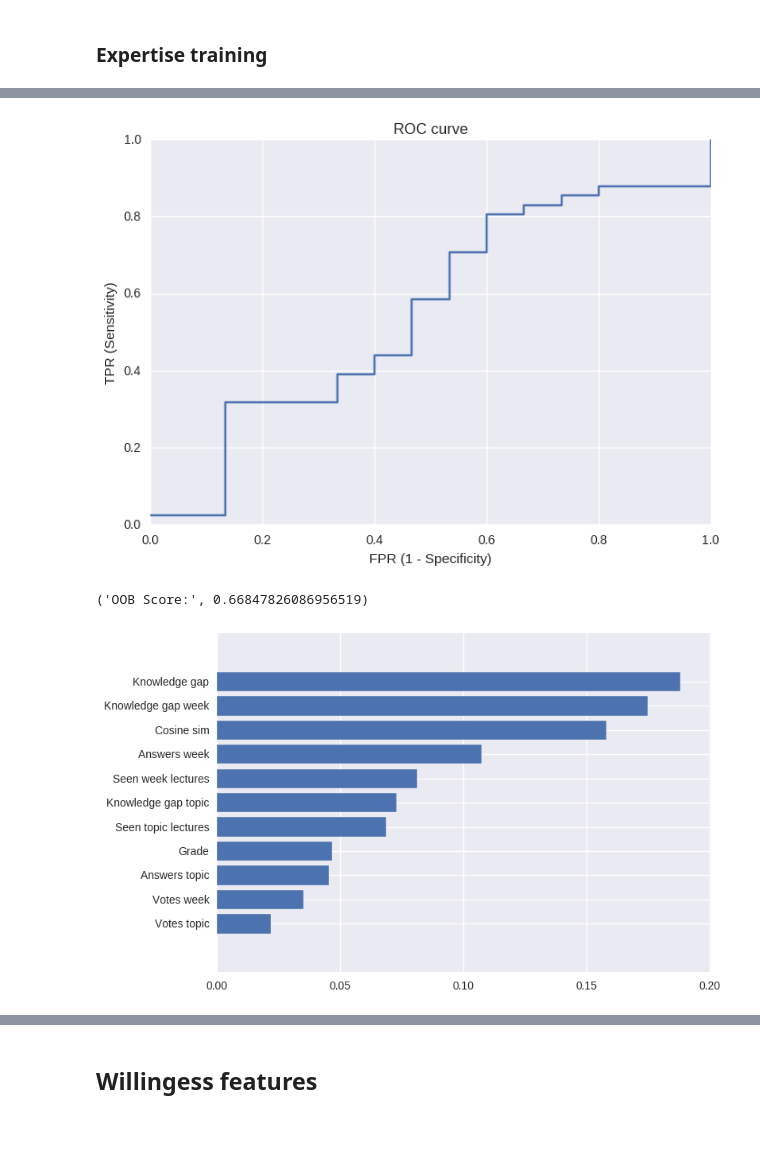
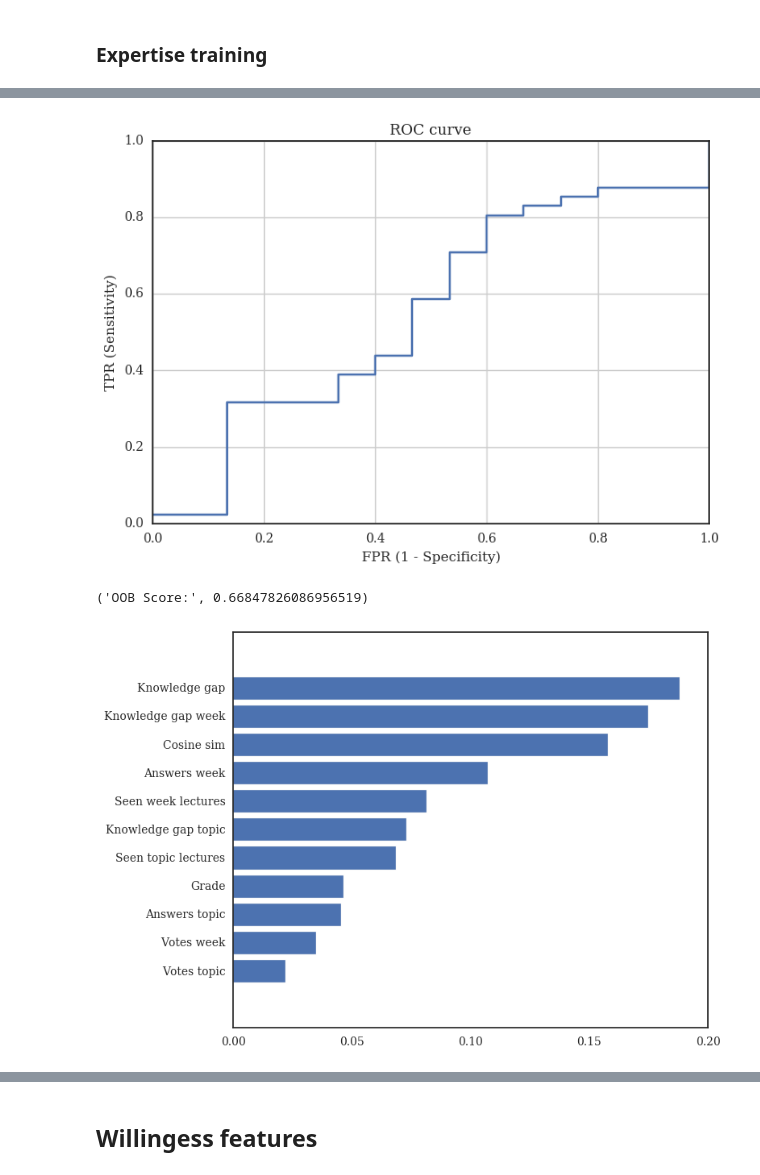
Before and after one commit to dmacjam/dp-analysis-evaluation, a Jupyter notebook: question-routing-evaluation.ipynb, the cells around one changed output, grey strips where cells are left out. Cells and saved outputs as stored; diff of their text form; code cells hidden in the pictures; blank space fills up the shorter version.

Commit message:
Fix feature selection and training phase to vector images.

```diff
--- a/question-routing-evaluation.ipynb
+++ b/question-routing-evaluation.ipynb
@@ -3,22 +3,30 @@
 # %%
 from pandas import read_csv
 from matplotlib import pyplot as plt
-%matplotlib inline
 import numpy as np
 import matplotlib
-matplotlib.style.use('ggplot')
 from sklearn.ensemble import RandomForestClassifier
 from sklearn.model_selection import cross_val_score
 from sklearn import preprocessing, metrics, feature_selection
 from sklearn.pipeline import Pipeline
 import seaborn as sns
-sns.set(color_codes=True)
 from sklearn.externals import joblib
 from collections import Counter
 from sklearn.model_selection import StratifiedKFold, train_test_split
 from sklearn.model_selection import GridSearchCV
 from sklearn.linear_model import SGDClassifier
 from sklearn import svm
+import pandas as pd
+
+%matplotlib inline
+matplotlib.style.use('ggplot')
+sns.set(color_codes=True)
+sns.set_context("paper")
+sns.set(font='serif')
+sns.set_style("white", {
+    "font.family": "serif",
+    "font.serif": ["Times", "Palatino", "serif"]
+})
 
 path_data = ("data/")
 # %%
@@ -27,11 +35,12 @@ def describe_dataset(Y):
 
 def correlation_plot(data):
     corr = data.corr()
-    f, ax = plt.subplots(figsize=(12, 9))
+    fig, ax = plt.subplots(figsize=(12, 9))
     # Generate a mask for the upper triangle
     mask = np.zeros_like(corr, dtype=np.bool)
     mask[np.triu_indices_from(mask)] = True
     sns.heatmap(corr, ax=ax, linewidths=.5, cmap=plt.cm.Spectral_r, mask=mask)
+    return fig
 
 def kfold_validation(clf, X, Y_true, sampler, splits_count=10):
     k_fold = StratifiedKFold(n_splits=splits_count)
@@ -75,9 +84,11 @@ def find_threshold_auc(Y_true, Y_pred_prob):
 def features_importances(coef, names):
     imp = coef
     imp,names = zip(*sorted(zip(imp,names)))
+    fig = plt.figure()
     plt.barh(range(len(names)), imp, align='center')
     plt.yticks(range(len(names)), names)
-    plt.show()
+    plt.tight_layout()
+    return fig
 
 def report(results, n_top=3):
     '''
@@ -237,7 +271,7 @@ PARAM_GRID = {
 clf = evaluate_classifier(classifier, X, Y, PARAM_GRID, 6)
 print('OOB Score:', clf.named_steps['clf'].oob_score_)
 # Plot feature importances
-features_importances(clf.named_steps['clf'].feature_importances_, exp_data.drop('Class', axis=1))
+fig = features_importances(clf.named_steps['clf'].feature_importances_, exp_data.drop('Class', axis=1))
 # %% [output]
 Grid searching...
 Model with rank: 1
@@ -261,6 +295,6 @@ Parameters: {'clf__n_estimators': 200, 'clf__oob_score': True, 'clf__criterion':
-[figure, old version]
+[figure, new version]
 ('OOB Score:', 0.66847826086956519)
-[figure, old version]
+[figure, new version]
 # %%
 classifier = SGDClassifier()
 PARAM_GRID = {
```
Also changed, not shown: parts of 24 cells of this notebook, 2 other files.
